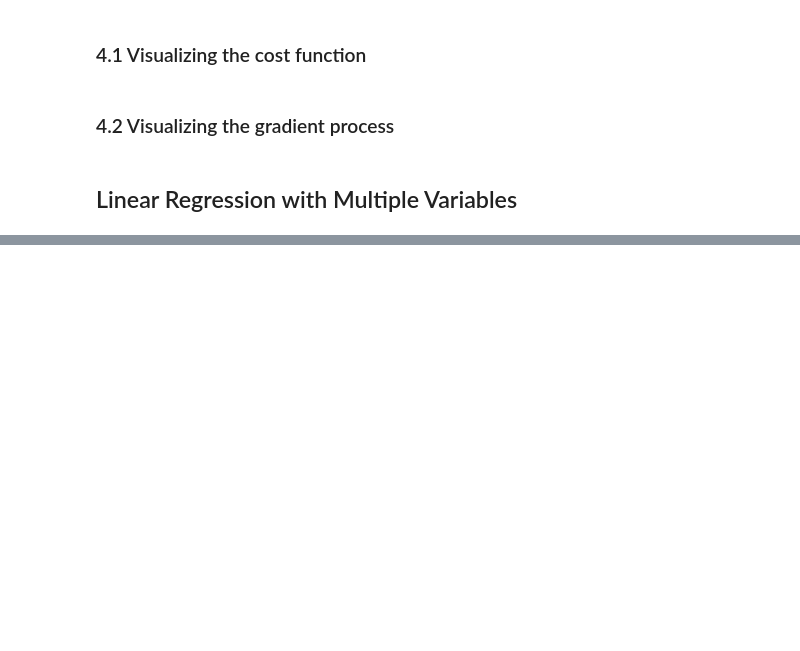
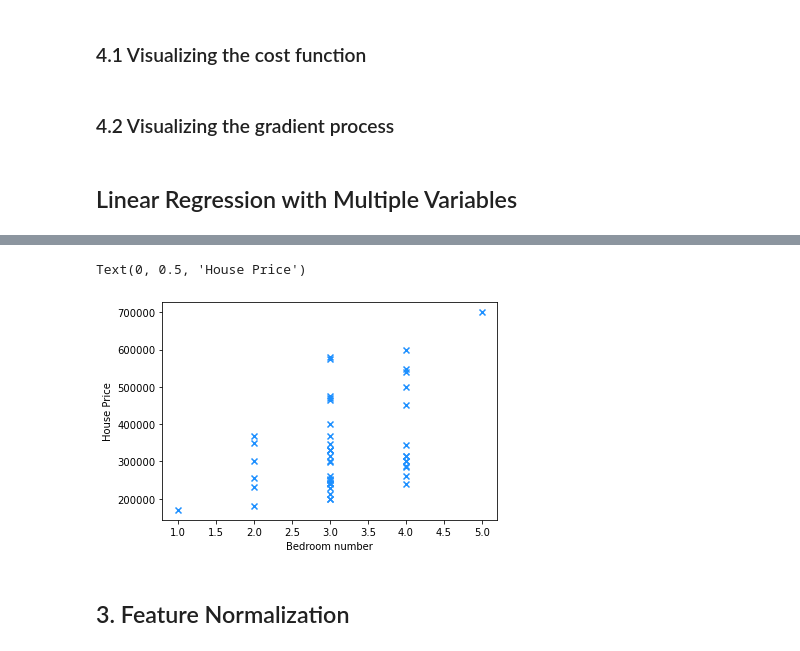
Before and after one commit to SiyuYang-s2040101/SiyuYang-1919-Coursera-ML-AndrewNg-Exercise-Python-Code, a Jupyter notebook: Programming Exercise 1 Linear Regression.ipynb, the cells around one changed output, grey strips where cells are left out. Cells and saved outputs as stored; diff of their text form; code cells hidden in the pictures; blank space fills up the shorter version.

```diff
--- a/Programming Exercise 1 Linear Regression.ipynb
+++ b/Programming Exercise 1 Linear Regression.ipynb
@@ -250,0 +287,10 @@ of the house.
+# %%
+fig, ax = plt.subplots()
+ax.scatter(x=lrmv['Bedroom number'], y=lrmv['House Price'], c='dodgerblue', marker='x')
+ax.set_xlabel('Bedroom number')
+ax.set_ylabel('House Price')
+# %% [output]
+Text(0, 0.5, 'House Price')
+[figure, added]
+# %% [markdown]
+## 3. Feature Normalization
```
Also changed, not shown: parts of 14 cells of this notebook.
